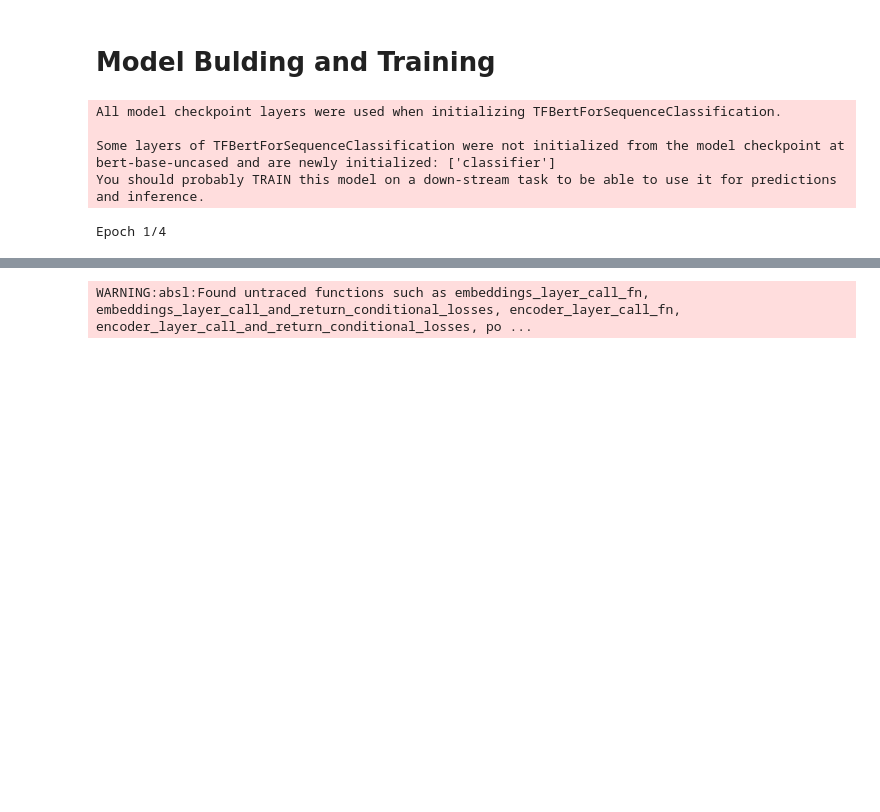
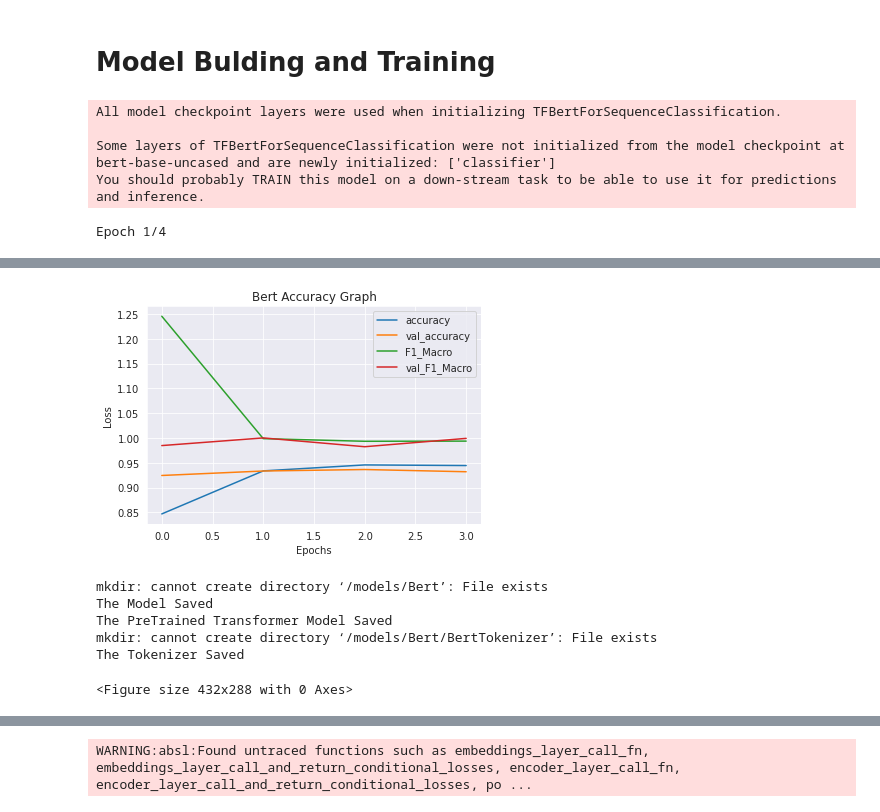
Before and after one commit to orugantiv/CSCE-585, a Jupyter notebook: Models/EmotionModels.ipynb, the cells around one changed output, grey strips where cells are left out. Saved outputs shown, nothing was run; the diff lists cells and outputs as text; code cells hidden in the pictures; blank space fills up the shorter version.

```diff
--- a/Models/EmotionModels.ipynb
+++ b/Models/EmotionModels.ipynb
@@ -195,6 +193,8 @@ def TextEncoding(tokenizerType,
   return dataset,tokenizer
 # %% [markdown]
 # **Model Bulding and Training**
+# %%
+timeData = pd.DataFrame(columns= ['Trainning Time (min) ', 'Evalution (min)'])
 # %%
 def CreateModel(model,
                 numLabels,
@@ -286,7 +285,7 @@ def trainModel(
   tokenIds = tf.keras.layers.Input(shape=(maxSentanceLength,),name="token_ids",dtype='int32')
 
   modelPreTrianed = TFAutoModelForSequenceClassification.from_pretrained(ModelName,
-                                                               num_labels=numLabels)
+                                                               num_labels=6)
   model = CreateModel(modelPreTrianed,
                       numLabels,
                       maxSentanceLength,
@@ -309,13 +308,17 @@ def saveModelWeights(model,
   model.save_weights(path)
   print('The Model Saved')
 
+def saveTrasformerTokenizer(tokenizer,
+                            path):
+  tokenizer.save_pretrained(path)
+  print('The Tokenizer Saved')
+
 def savePreTrainedTransformerModel(model,
                                    path):
   model.save_pretrained(path)
   print('The PreTrained Transformer Model Saved')
 # %%
 # Bert Model
-
 BertTokenizer,history,model,BertPreTrainedModel,BertTrainningTime = trainModel(ModelMetrics = ['accuracy',F1_Macro])
 plotEpochs(hist = history,
            histKeys = ['accuracy','val_accuracy','F1_Macro','val_F1_Macro'],
@@ -328,6 +331,10 @@ saveModelWeights(model,
                  '/models/Bert/BertWeights.h5')
 savePreTrainedTransformerModel(BertPreTrainedModel,
                                '/models/Bert/BertPreTrainedModel')
+!mkdir /models/Bert/BertTokenizer
+saveTrasformerTokenizer(BertTokenizer,
+                        '/models/Bert/BertTokenizer/')
+timeData.loc['Bert'] = [BertTrainningTime,'NaN']
 # %% [output]
 All model checkpoint layers were used when initializing TFBertForSequenceClassification.
 
@@ -337,0 +351,7 @@ ResourceExhaustedError: ignored
+[figure, added]
+mkdir: cannot create directory ‘/models/Bert’: File exists
+The Model Saved
+The PreTrained Transformer Model Saved
+mkdir: cannot create directory ‘/models/Bert/BertTokenizer’: File exists
+The Tokenizer Saved
+<Figure size 432x288 with 0 Axes>
```
Also changed, not shown: parts of 15 cells of this notebook.
